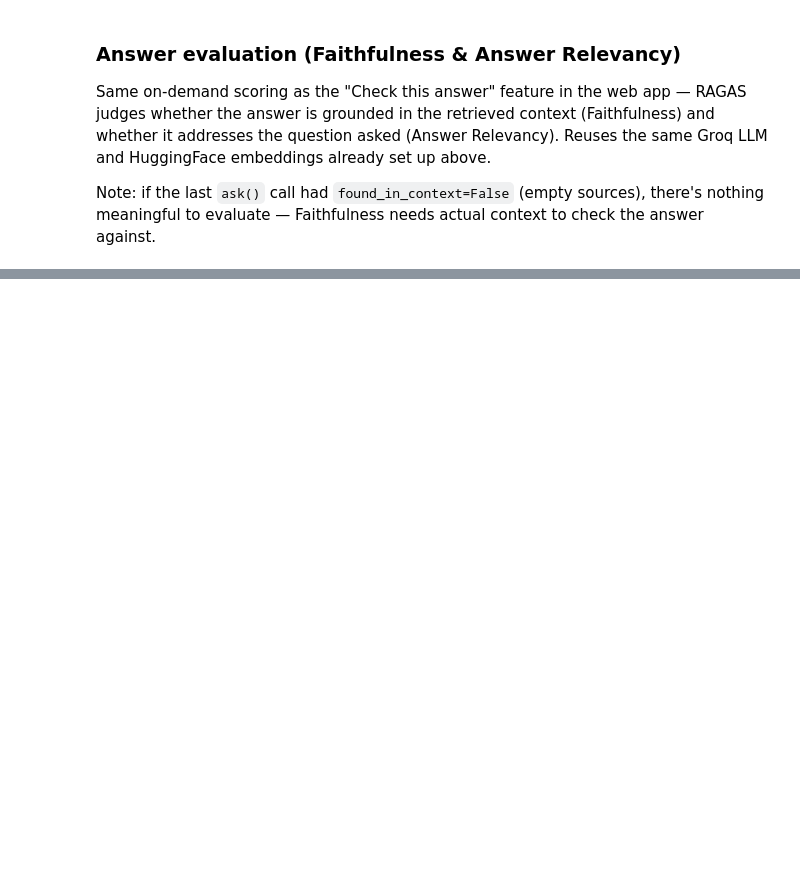
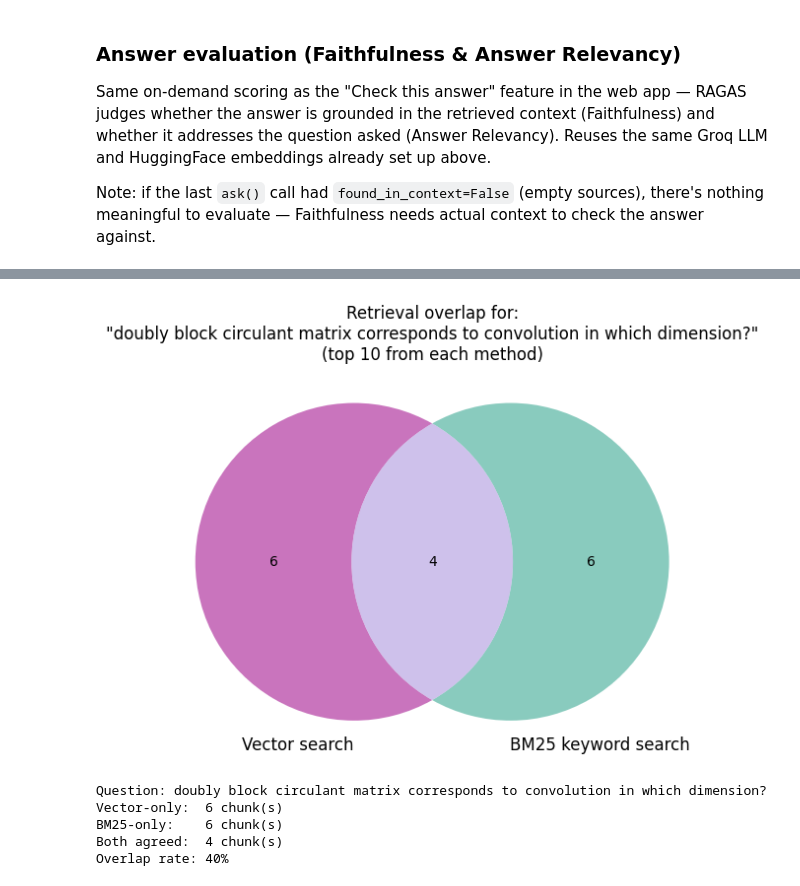
Before and after one commit to haricharanbytes/ragcore-eval, a Jupyter notebook: notebook/RAG.ipynb, the cells around one changed output, grey strips where cells are left out. Saved outputs shown, nothing was run; the diff lists cells and outputs as text; code cells hidden in the pictures; blank space fills up the shorter version.

Commit message:
feat: visualise Vector search vs. BM25 overlap - Venn diagram

```diff
--- a/notebook/RAG.ipynb
+++ b/notebook/RAG.ipynb
@@ -802,0 +809,77 @@ Answer Relevancy: 55%
+# %%
+import matplotlib.pyplot as plt
+from matplotlib_venn import venn2
+
+CANDIDATE_K = 10
+
+# Automatically use the question asked by the user
+plot_question = user_question
+
+# Run both retrieval methods using the same question
+vector_only_results = vectorstore.similarity_search(
+    plot_question,
+    k=CANDIDATE_K
+)
+
+bm25_retriever.k = CANDIDATE_K
+bm25_only_results = bm25_retriever.invoke(plot_question)
+
+# Get chunk IDs
+vector_ids = {
+    doc.metadata.get("chunk_index")
+    for doc in vector_only_results
+}
+
+bm25_ids = {
+    doc.metadata.get("chunk_index")
+    for doc in bm25_only_results
+}
+
+# Calculate overlap
+overlap = vector_ids & bm25_ids
+vector_unique = vector_ids - bm25_ids
+bm25_unique = bm25_ids - vector_ids
+
+# Plot
+fig, ax = plt.subplots(figsize=(6, 5))
+
+venn2(
+    subsets=(
+        len(vector_unique),
+        len(bm25_unique),
+        len(overlap)
+    ),
+    set_labels=(
+        "Vector search",
+        "BM25 keyword search"
+    ),
+    set_colors=("#B339A1", "#57B5A3"),
+    alpha= 0.7,
+    ax=ax,
+)
+
+ax.set_title(
+    f'Retrieval overlap for:\n"{plot_question}"\n'
+    f'(top {CANDIDATE_K} from each method)'
+)
+
+plt.tight_layout()
+plt.show()
+
+# Statistics
+print(f"Question: {plot_question}")
+print(f"Vector-only:  {len(vector_unique)} chunk(s)")
+print(f"BM25-only:    {len(bm25_unique)} chunk(s)")
+print(f"Both agreed:  {len(overlap)} chunk(s)")
+
+print(
+    f"Overlap rate: "
+    f"{len(overlap) / CANDIDATE_K:.0%}"
+)
+# %% [output]
+[figure, added]
+Question: doubly block circulant matrix corresponds to convolution in which dimension?
+Vector-only:  6 chunk(s)
+BM25-only:    6 chunk(s)
+Both agreed:  4 chunk(s)
+Overlap rate: 40%
```
Also changed, not shown: parts of 4 cells of this notebook.
